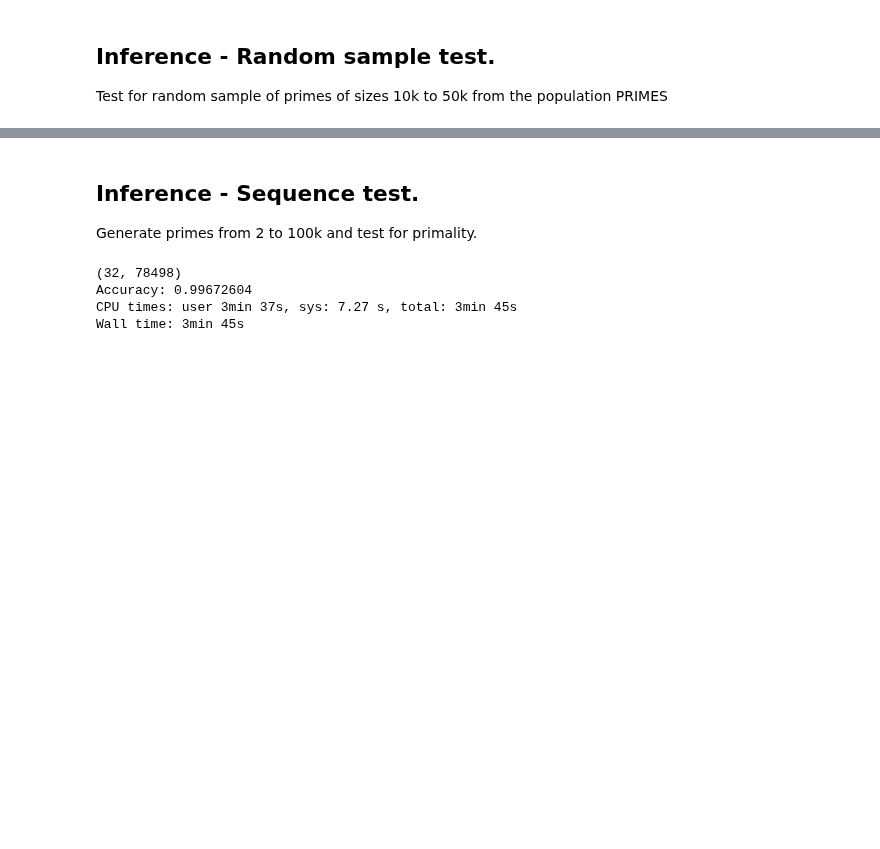
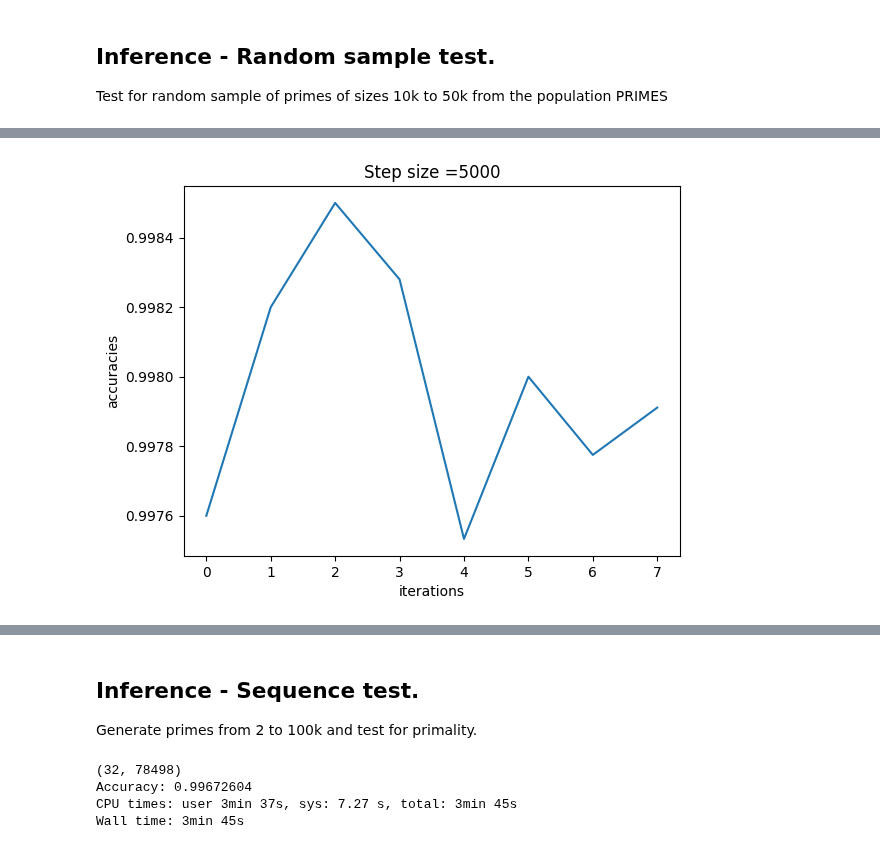
Before and after one commit to yepuv1/primality, a Jupyter notebook: primality_nn.ipynb, the cells around one changed output, grey strips where cells are left out. Drawn from its saved outputs; the diff is of its cells as text; code cells hidden in the pictures; blank space fills up the shorter version.

```diff
--- a/primality_nn.ipynb
+++ b/primality_nn.ipynb
@@ -654,0 +461,82 @@ Wall time: 3min 15s
+# %%
+%%time
+import tensorflow as tf
+import numpy as np
+import matplotlib.pyplot as plt
+
+start = 10000
+end = 50000
+step_size = 5000
+
+accuracies = []
+
+# The 'parameters' object is a dictionary of NumPy arrays (W1, b1, W2, b2, W3, b3)
+# returned by the model_tf2 function. We need to reconstruct the Keras model
+# and load these weights for inference.
+
+# The trained model in `model_tf2` actually uses layer sizes 25 and 12, plus an output layer of 2.
+# The input features are 32 (n_x).
+
+inference_model = tf.keras.Sequential([
+    tf.keras.layers.InputLayer(input_shape=(32,)), # Input feature size is 32
+    tf.keras.layers.Dense(25, activation='relu', name='fc1'), # First hidden layer, 25 units
+    tf.keras.layers.Dense(12, activation='relu', name='fc2'), # Second hidden layer, 12 units
+    tf.keras.layers.Dense(2, name='fc3') # Output layer, 2 units (n_y)
+])
+
+# Set the weights for the reconstructed model.
+# Keras Dense layer kernel (weights) expects shape (input_dim, output_dim),
+# and the 'parameters' from model_tf2 are already in this format.
+# Keras Dense layer bias expects shape (output_dim,).
+inference_model.layers[0].set_weights([
+    parameters['W1'], # W1 from trained model
+    parameters['b1']  # b1 from trained model
+])
+inference_model.layers[1].set_weights([
+    parameters['W2'], # W2 from trained model
+    parameters['b2']  # b2 from trained model
+])
+inference_model.layers[2].set_weights([
+    parameters['W3'], # W3 from trained model (for fc3)
+    parameters['b3']  # b3 from trained model (for fc3)
+])
+
+for p_size in range(start, end, step_size):
+  p, size = generate_random_primes(p_size, PRIMES)
+  X_inference, Y_inference, size = generate_x_y(p,None)
+  print(X_inference.shape)
+
+  # Convert Y to one-hot for consistency (though for evaluation we convert back to labels)
+  Y_inference = one_hot_matrix(Y_inference.reshape(size), 2)
+
+  # Transpose X_inference for Keras input: (num_examples, num_features)
+  X_inference_transposed = X_inference.T
+
+  # Get logits from the model using predict
+  # .predict() returns numpy arrays by default if inputs are numpy arrays
+  logits = inference_model.predict(X_inference_transposed)
+
+  # Calculate predictions (argmax over the class dimension)
+  # axis=1 for argmax across the classes in logits (num_examples, num_classes)
+  res = tf.argmax(logits, axis=1)
+
+  # Get true labels from one-hot encoded Y_inference
+  # axis=0 for argmax across the one-hot dimension in Y_inference (num_classes, num_examples)
+  true_labels = tf.argmax(Y_inference, axis=0)
+
+  # Calculate the correct predictions
+  correct_prediction = tf.equal(res, true_labels)
+  # Calculate accuracy
+  accuracy = tf.reduce_mean(tf.cast(correct_prediction, "float"))
+
+  calculated_accuracy = accuracy.numpy() # Get the float value from the tf.Tensor
+  accuracies.append(calculated_accuracy)
+  print ("Accuracy:", calculated_accuracy)
+
+# plot the cost
+plt.plot(np.squeeze(accuracies))
+plt.ylabel('accuracies')
+plt.xlabel('iterations')
+plt.title("Step size =" + str(step_size))
+plt.show()
+# %% [output]
@@ -654,0 +560 @@ Wall time: 3min 15s
+[figure, added]
```
Also changed, not shown: parts of 4 cells of this notebook.
